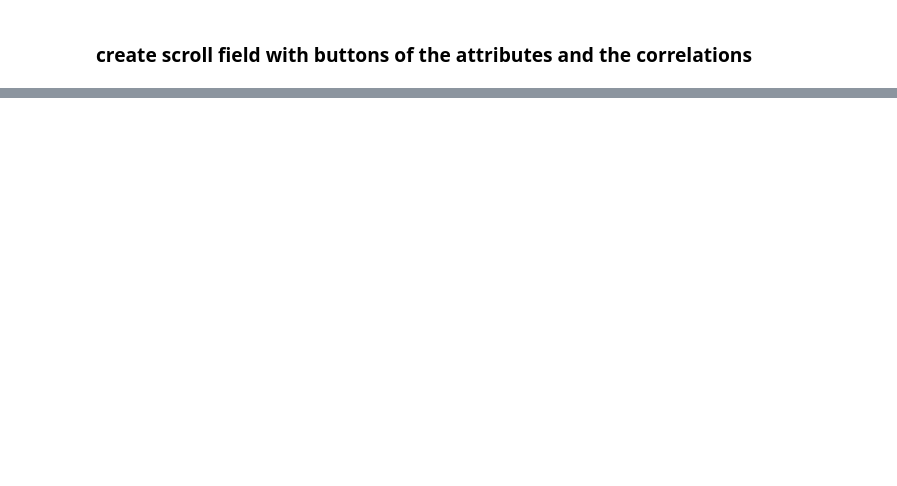
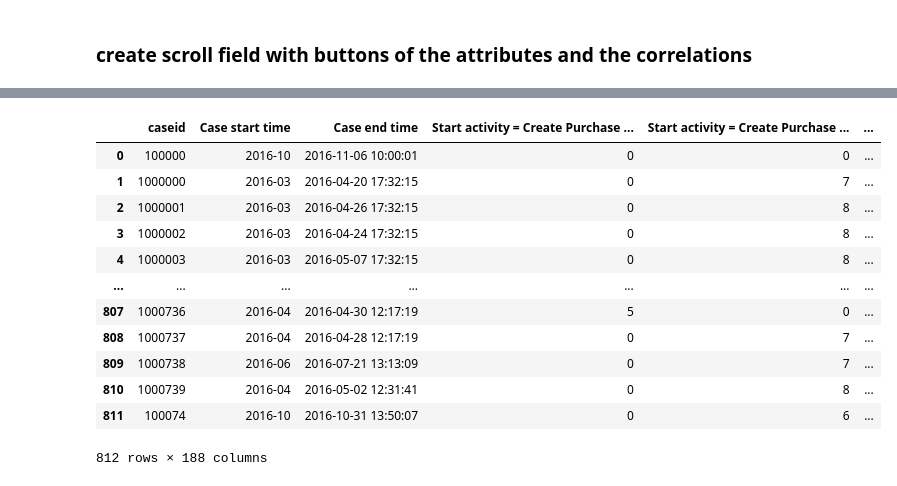
Before and after one commit to Schichael/thesis_one_click_ml, a Jupyter notebook: screen_statistical_analysis.ipynb, the cells around one changed output, grey strips where cells are left out. Drawn from its saved outputs; the diff is of its cells as text; code cells hidden in the pictures; blank space fills up the shorter version.

```diff
--- a/screen_statistical_analysis.ipynb
+++ b/screen_statistical_analysis.ipynb
@@ -48,0 +451,2 @@ dm_info = DataModelInfo(dm)
+# %%
+df_total_time_cpy = df_total_time.copy()
@@ -48,0 +457,23 @@ dm_info = DataModelInfo(dm)
+# %%
+df_total_time_cpy['Case start time'] = df_total_time_cpy['Case start time'].dt.to_period('M').astype(str)
+num_cases_all_df = df_total_time_cpy.groupby('Case start time', as_index=False)['caseid'].count().fillna(0)
+num_cases_all_df = num_cases_all_df.rename({'caseid': 'All cases'}, axis=1)
+num_cases_attr_true = df_total_time_cpy[df_total_time_cpy['P2P-Activities_csv_ACTIVITY_EN_Block Purchase Order Item (occurence)'] ==1].groupby('Case start time', as_index=False)['caseid'].count().fillna(0)
+num_cases_attr_true = num_cases_attr_true.rename({'caseid': 'Cases with attribute'}, axis=1)
+complete_df = p._join_dfs([num_cases_all_df, num_cases_attr_true], keys=['Case start time']*2).fillna(0)
+fig = go.Figure()
+fig.add_trace(go.Scatter(x=complete_df["Case start time"], y=complete_df["All cases"], fill='tonexty', name= "All cases")) # fill down to xaxis
+fig.add_trace(go.Scatter(x=complete_df["Case start time"], y=complete_df["Cases with attribute"], fill='tozeroy', name= "Cases with attribute")) # fill to trace0 y
+fig.update_layout(
+        xaxis_title = None,
+        yaxis_title = None,
+        height=300,
+        margin = {
+            'l': 10,
+            'r': 10,
+            't': 40,
+            'b': 10
+        }
+    )
+fig_widget = go.FigureWidget(fig)
+fig_widget
@@ -48,0 +495,16 @@ dm_info = DataModelInfo(dm)
+# %%
+df_total_time_cpy
+# %% [output]
+|  | caseid | Case start time | Case end time | Start activity = Create Purchase ... | Start activity = Create Purchase ... | ... |
+| 0 | 100000 | 2016-10 | 2016-11-06 10:00:01 | 0 | 0 | ... |
+| 1 | 1000000 | 2016-03 | 2016-04-20 17:32:15 | 0 | 7 | ... |
+| 2 | 1000001 | 2016-03 | 2016-04-26 17:32:15 | 0 | 8 | ... |
+| 3 | 1000002 | 2016-03 | 2016-04-24 17:32:15 | 0 | 8 | ... |
+| 4 | 1000003 | 2016-03 | 2016-05-07 17:32:15 | 0 | 8 | ... |
+| ... | ... | ... | ... | ... | ... | ... |
+| 807 | 1000736 | 2016-04 | 2016-04-30 12:17:19 | 5 | 0 | ... |
+| 808 | 1000737 | 2016-04 | 2016-04-28 12:17:19 | 0 | 7 | ... |
+| 809 | 1000738 | 2016-06 | 2016-07-21 13:13:09 | 0 | 7 | ... |
+| 810 | 1000739 | 2016-04 | 2016-05-02 12:31:41 | 0 | 8 | ... |
+| 811 | 100074 | 2016-10 | 2016-10-31 13:50:07 | 0 | 6 | ... |
+812 rows × 188 columns
```
Also changed, not shown: parts of 22 cells of this notebook, 2 other files.
